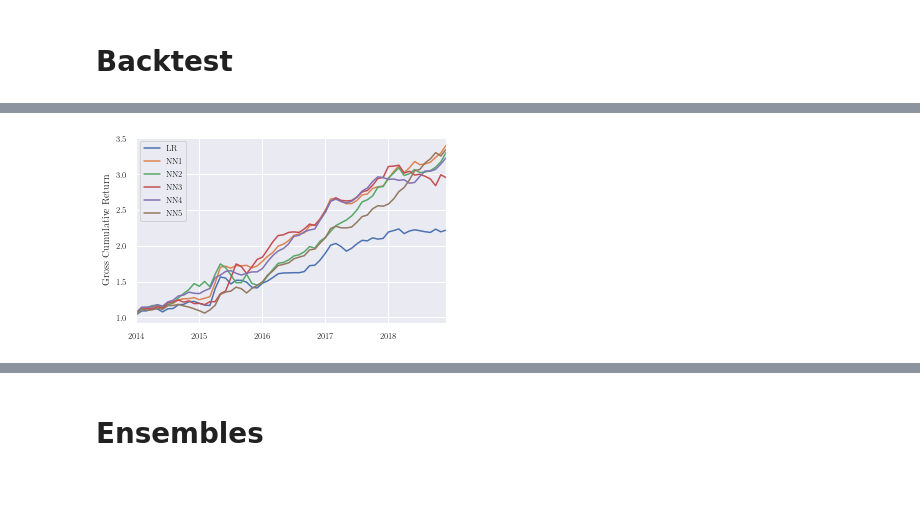
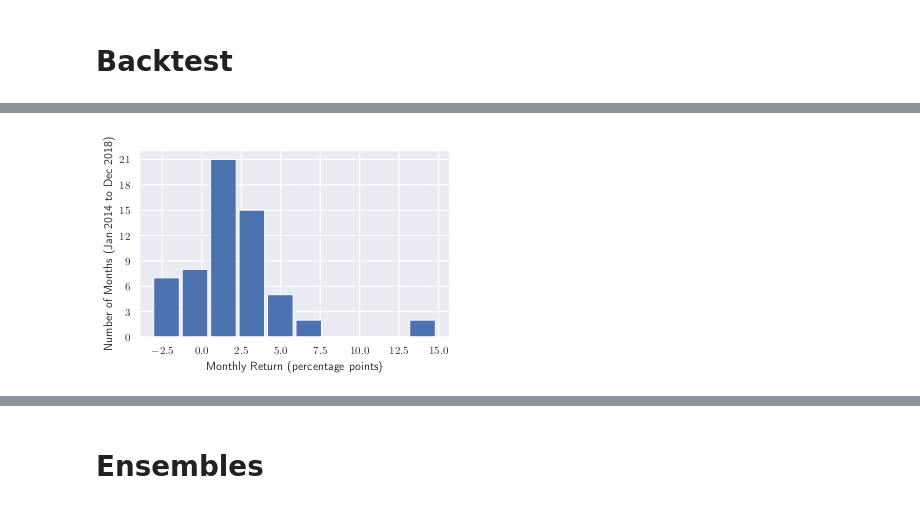
Before and after one commit to karolinachalupova/DiplomaThesis, a Jupyter notebook: figures_results.ipynb, the cells around one changed output, grey strips where cells are left out. Drawn from its saved outputs; the diff is of its cells as text; code cells hidden in the pictures.

```diff
--- a/figures_results.ipynb
+++ b/figures_results.ipynb
@@ -97,6 +76,4 @@ r_all = get_returns_all_models(path_to_models = "models/selected/ensembles")
-# %%
-plot_cumulative_returns(r_all)
-# %% [output]
-[figure, removed]
 # %%
-r_NN1 = get_returns(path_to_models = "models/selected/ensembles", hidden_layers="32")
+figures.plot_backtest_histogram(path_to_backtests="models/selected/ensembles", hidden_layers="32")
+# %% [output]
+[figure, added]
```
Also changed, not shown: parts of 25 cells of this notebook, 2 other files.
